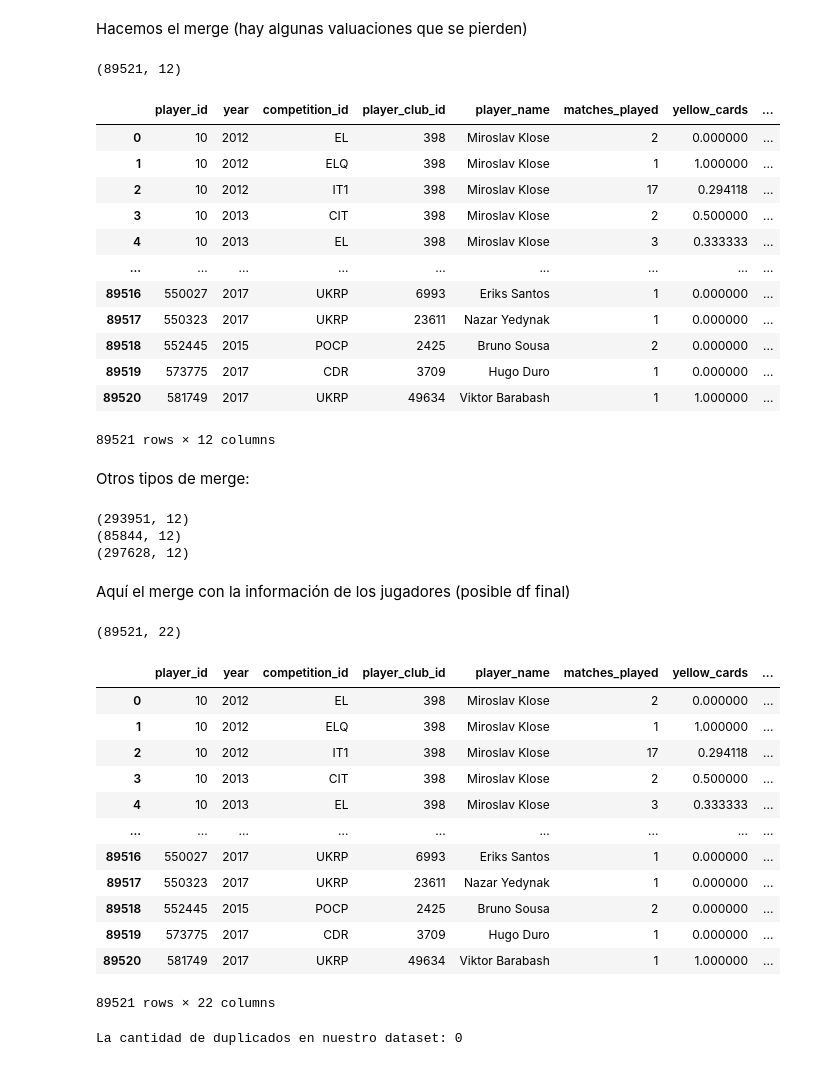
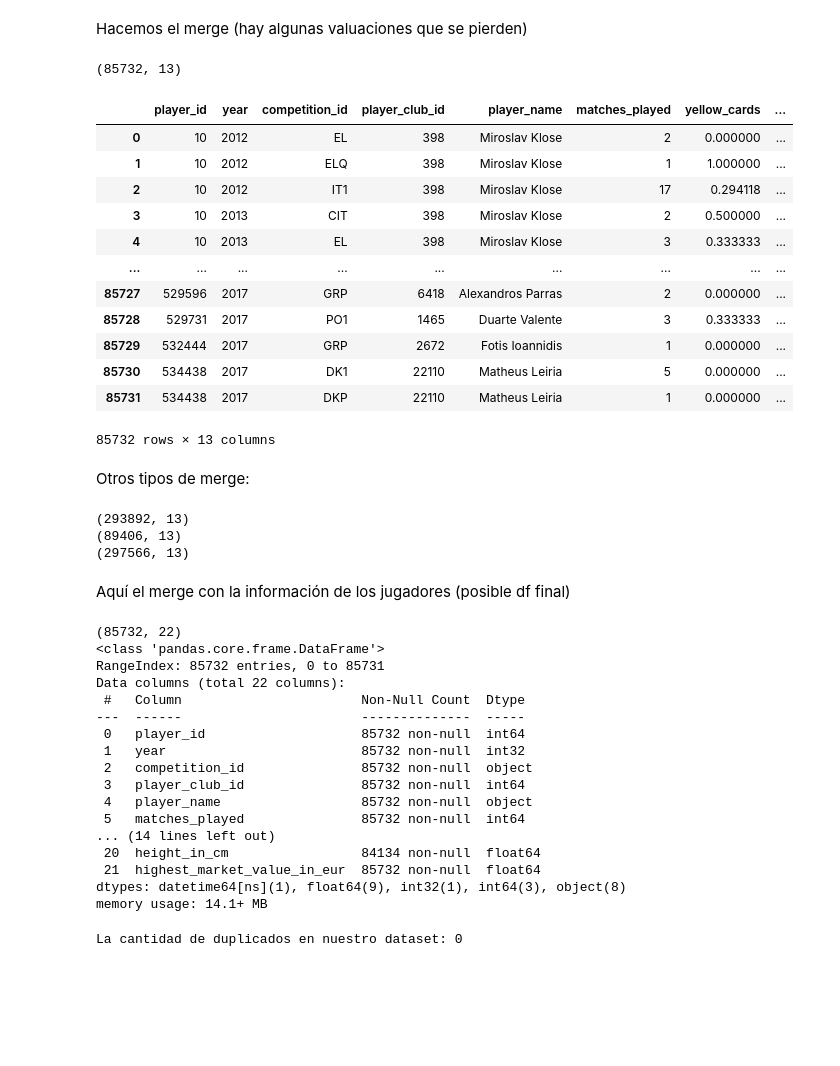
Before and after one commit to VLGuazzelli/proyecto_final_transfer, a Jupyter notebook: src/explore.ipynb, the cells around one changed output. Cells and saved outputs as stored; diff of their text form; code cells hidden in the pictures; blank space fills up the shorter version.

```diff
--- a/src/explore.ipynb
+++ b/src/explore.ipynb
@@ -108,0 +123,3 @@ memory usage: 69.2+ MB
+# %%
+appearence_filtered = appearence_filtered.dropna()
+appearence_filtered.shape
@@ -122,7 +141,8 @@ gb_app = appearence_filtered.groupby(['player_id', 'year', "competition_id", "pl
     'red_cards': 'mean',               # Total de tarjetas rojas
     'goals': 'mean',                   # Total de goles
     'assists': 'mean',                 # Total de asistencias
-    'minutes_played': 'mean'           # Total de minutos jugados
+    'minutes_played': 'mean',           # Total de minutos jugados
+    "age" : "mean"
 }).reset_index()
 
 # 4. Renombrar la columna 'game_id' a algo más significativo (opcional)
@@ -183,24 +203,24 @@ print(gb_player_val)
 Hacemos el merge (hay algunas valuaciones que se pierden)
 # %%
 # Hacemos el merge:
-app_plval_merged = pd.merge(gb_app, gb_player_val, on=['player_id', 'year'], how='left')
+app_plval_merged = pd.merge(gb_app, gb_player_val, on=['player_id', 'year'], how='inner')
 print(app_plval_merged.shape)
 app_plval_merged
 # %% [output]
-(89521, 12)
+(85732, 13)
 |  | player_id | year | competition_id | player_club_id | player_name | matches_played | yellow_cards | ... |
 | 0 | 10 | 2012 | EL | 398 | Miroslav Klose | 2 | 0.000000 | ... |
 | 1 | 10 | 2012 | ELQ | 398 | Miroslav Klose | 1 | 1.000000 | ... |
 | 2 | 10 | 2012 | IT1 | 398 | Miroslav Klose | 17 | 0.294118 | ... |
 | 3 | 10 | 2013 | CIT | 398 | Miroslav Klose | 2 | 0.500000 | ... |
 | 4 | 10 | 2013 | EL | 398 | Miroslav Klose | 3 | 0.333333 | ... |
 | ... | ... | ... | ... | ... | ... | ... | ... | ... |
-| 89516 | 550027 | 2017 | UKRP | 6993 | Eriks Santos | 1 | 0.000000 | ... |
-| 89517 | 550323 | 2017 | UKRP | 23611 | Nazar Yedynak | 1 | 0.000000 | ... |
-| 89518 | 552445 | 2015 | POCP | 2425 | Bruno Sousa | 2 | 0.000000 | ... |
-| 89519 | 573775 | 2017 | CDR | 3709 | Hugo Duro | 1 | 0.000000 | ... |
-| 89520 | 581749 | 2017 | UKRP | 49634 | Viktor Barabash | 1 | 1.000000 | ... |
+| 85727 | 529596 | 2017 | GRP | 6418 | Alexandros Parras | 2 | 0.000000 | ... |
+| 85728 | 529731 | 2017 | PO1 | 1465 | Duarte Valente | 3 | 0.333333 | ... |
+| 85729 | 532444 | 2017 | GRP | 2672 | Fotis Ioannidis | 1 | 0.000000 | ... |
+| 85730 | 534438 | 2017 | DK1 | 22110 | Matheus Leiria | 5 | 0.000000 | ... |
+| 85731 | 534438 | 2017 | DKP | 22110 | Matheus Leiria | 1 | 0.000000 | ... |
-89521 rows × 12 columns
+85732 rows × 13 columns
 # %% [markdown]
 Otros tipos de merge:
 # %%
@@ -208,36 +228,40 @@ Otros tipos de merge:
 app_plval_merged2 = pd.merge(gb_app, gb_player_val, on=['player_id', 'year'], how='right')
 print(app_plval_merged2.shape)
 
-app_plval_merged3 = pd.merge(gb_app, gb_player_val, on=['player_id', 'year'], how='inner')
+app_plval_merged3 = pd.merge(gb_app, gb_player_val, on=['player_id', 'year'], how='left')
 print(app_plval_merged3.shape)
 
 app_plval_merged4 = pd.merge(gb_app, gb_player_val, on=['player_id', 'year'], how='outer')
 print(app_plval_merged4.shape)
 # %% [output]
-(293951, 12)
-(85844, 12)
-(297628, 12)
+(293892, 13)
+(89406, 13)
+(297566, 13)
 # %% [markdown]
 Aquí el merge con la información de los jugadores (posible df final)
 # %%
-df = pd.merge(app_plval_merged, players_filtered, on=['player_id'], how='left')
+df = pd.merge(app_plval_merged, players_filtered, on=['player_id'], how='inner')
+df = df.drop(["name"], axis = 1)
 print(df.shape)
-df
+df.info()
 # %% [output]
-(89521, 22)
+(85732, 22)
+<class 'pandas.core.frame.DataFrame'>
+RangeIndex: 85732 entries, 0 to 85731
+Data columns (total 22 columns):
+ #   Column                       Non-Null Count  Dtype
+---  ------                       --------------  -----
+ 0   player_id                    85732 non-null  int64
+ 1   year                         85732 non-null  int32
+ 2   competition_id               85732 non-null  object
+ 3   player_club_id               85732 non-null  int64
+ 4   player_name                  85732 non-null  object
+ 5   matches_played               85732 non-null  int64
+... (14 lines left out)
+ 20  height_in_cm                 84134 non-null  float64
+ 21  highest_market_value_in_eur  85732 non-null  float64
+dtypes: datetime64[ns](1), float64(9), int32(1), int64(3), object(8)
+memory usage: 14.1+ MB
-|  | player_id | year | competition_id | player_club_id | player_name | matches_played | yellow_cards | ... |
-| 0 | 10 | 2012 | EL | 398 | Miroslav Klose | 2 | 0.000000 | ... |
-| 1 | 10 | 2012 | ELQ | 398 | Miroslav Klose | 1 | 1.000000 | ... |
-| 2 | 10 | 2012 | IT1 | 398 | Miroslav Klose | 17 | 0.294118 | ... |
-| 3 | 10 | 2013 | CIT | 398 | Miroslav Klose | 2 | 0.500000 | ... |
-| 4 | 10 | 2013 | EL | 398 | Miroslav Klose | 3 | 0.333333 | ... |
-| ... | ... | ... | ... | ... | ... | ... | ... | ... |
-| 89516 | 550027 | 2017 | UKRP | 6993 | Eriks Santos | 1 | 0.000000 | ... |
-| 89517 | 550323 | 2017 | UKRP | 23611 | Nazar Yedynak | 1 | 0.000000 | ... |
-| 89518 | 552445 | 2015 | POCP | 2425 | Bruno Sousa | 2 | 0.000000 | ... |
-| 89519 | 573775 | 2017 | CDR | 3709 | Hugo Duro | 1 | 0.000000 | ... |
-| 89520 | 581749 | 2017 | UKRP | 49634 | Viktor Barabash | 1 | 1.000000 | ... |
-89521 rows × 22 columns
 # %%
 duplicados = df.duplicated()
 num_duplicados = duplicados.sum()
```
Also changed, not shown: parts of 10 cells of this notebook.
